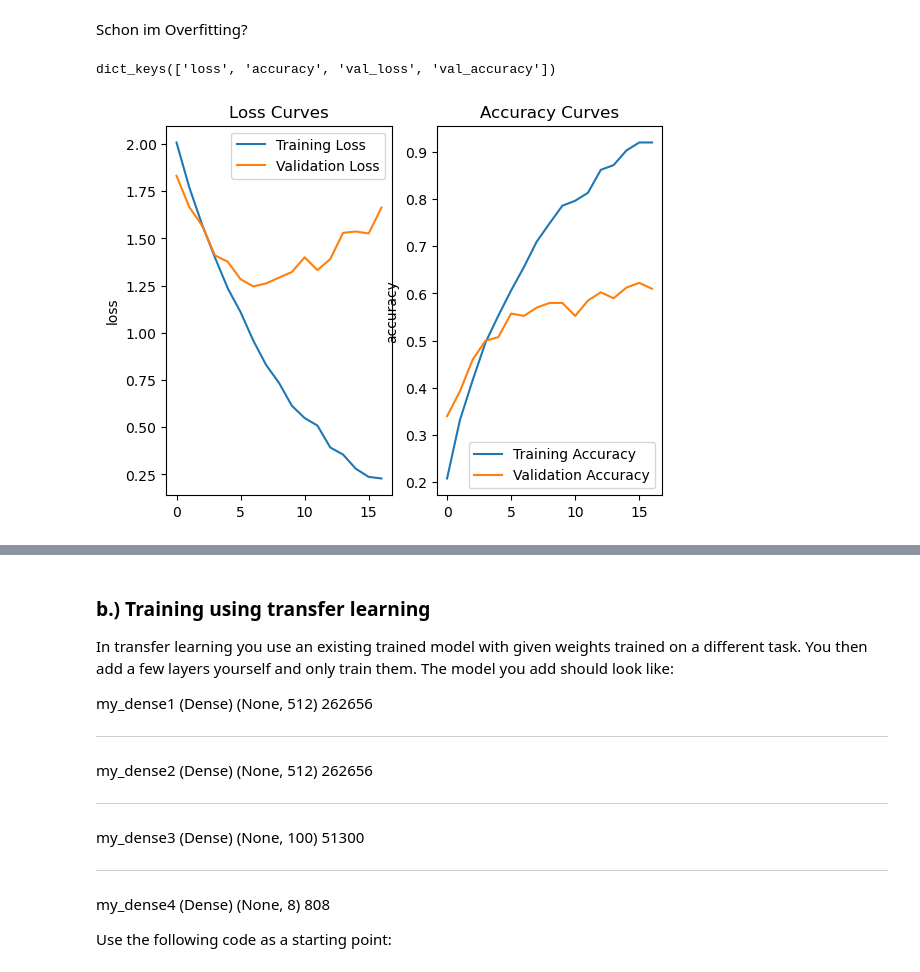
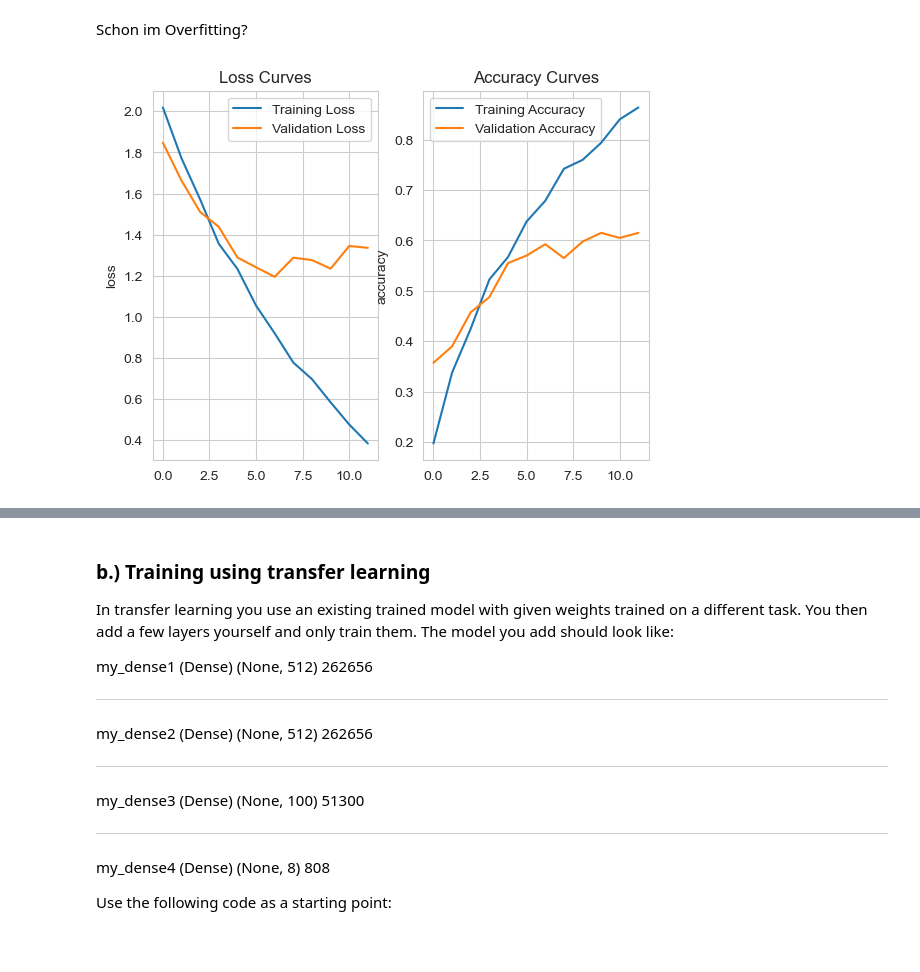
Before and after one commit to flnat/DeepLearning, a Jupyter notebook: Blatt_2/cnn_faces.ipynb, the cells around one changed output, grey strips where cells are left out. Drawn from its saved outputs; the diff is of its cells as text; code cells hidden in the pictures; blank space fills up the shorter version.

```diff
--- a/Blatt_2/cnn_faces.ipynb
+++ b/Blatt_2/cnn_faces.ipynb
@@ -142,6 +144,6 @@ Non-trainable params: 0
 _________________________________________________________________
 # %%
 model.fit(x_train, y_train, batch_size=64, epochs=100, validation_data=(x_val, y_val),
-          callbacks=[keras.callbacks.EarlyStopping(patience=10)])
+          callbacks=[keras.callbacks.EarlyStopping(patience=5)])
 # %% [output]
 Epoch 1/100
@@ -166,28 +168,28 @@ Epoch 17/100
 Schon im Overfitting?
 # %%
 history = model.history.history
-# %%
-history.keys()
-# %% [output]
-dict_keys(['loss', 'accuracy', 'val_loss', 'val_accuracy'])
 # %%
 import seaborn as sns
 
-fig, axs = plt.subplots(1, 2)
+def create_loss_acc_curves(hist):
 
-sns.lineplot(data=history, x=range(len(history["loss"])), y="loss", label="Training Loss", ax=axs[0])
-sns.lineplot(data=history, x=range(len(history["loss"])), y="val_loss", label="Validation Loss", ax=axs[0])
-axs[0].legend()
-axs[0].set_title("Loss Curves")
+    fig, axs = plt.subplots(1, 2)
 
-sns.lineplot(data=history, x=range(len(history["loss"])), y="accuracy", label="Training Accuracy", ax=axs[1])
-sns.lineplot(data=history, x=range(len(history["loss"])), y="val_accuracy", label="Validation Accuracy", ax=axs[1])
-axs[1].legend()
-axs[1].set_title("Accuracy Curves")
+    sns.lineplot(data=hist, x=range(len(hist["loss"])), y="loss", label="Training Loss", ax=axs[0])
+    sns.lineplot(data=hist, x=range(len(hist["loss"])), y="val_loss", label="Validation Loss", ax=axs[0])
+    axs[0].legend()
+    axs[0].set_title("Loss Curves")
 
-plt.show()
+    sns.lineplot(data=hist, x=range(len(hist["loss"])), y="accuracy", label="Training Accuracy", ax=axs[1])
+    sns.lineplot(data=hist, x=range(len(hist["loss"])), y="val_accuracy", label="Validation Accuracy", ax=axs[1])
+    axs[1].legend()
+    axs[1].set_title("Accuracy Curves")
+
+    plt.show()
-# %% [output]
-[figure, removed]
+# %%
+create_loss_acc_curves(history)
+# %% [output]
+[figure, added]
 # %%
 # Test Accuracy
 from sklearn.metrics import accuracy_score
```
Also changed, not shown: parts of 31 cells of this notebook.
